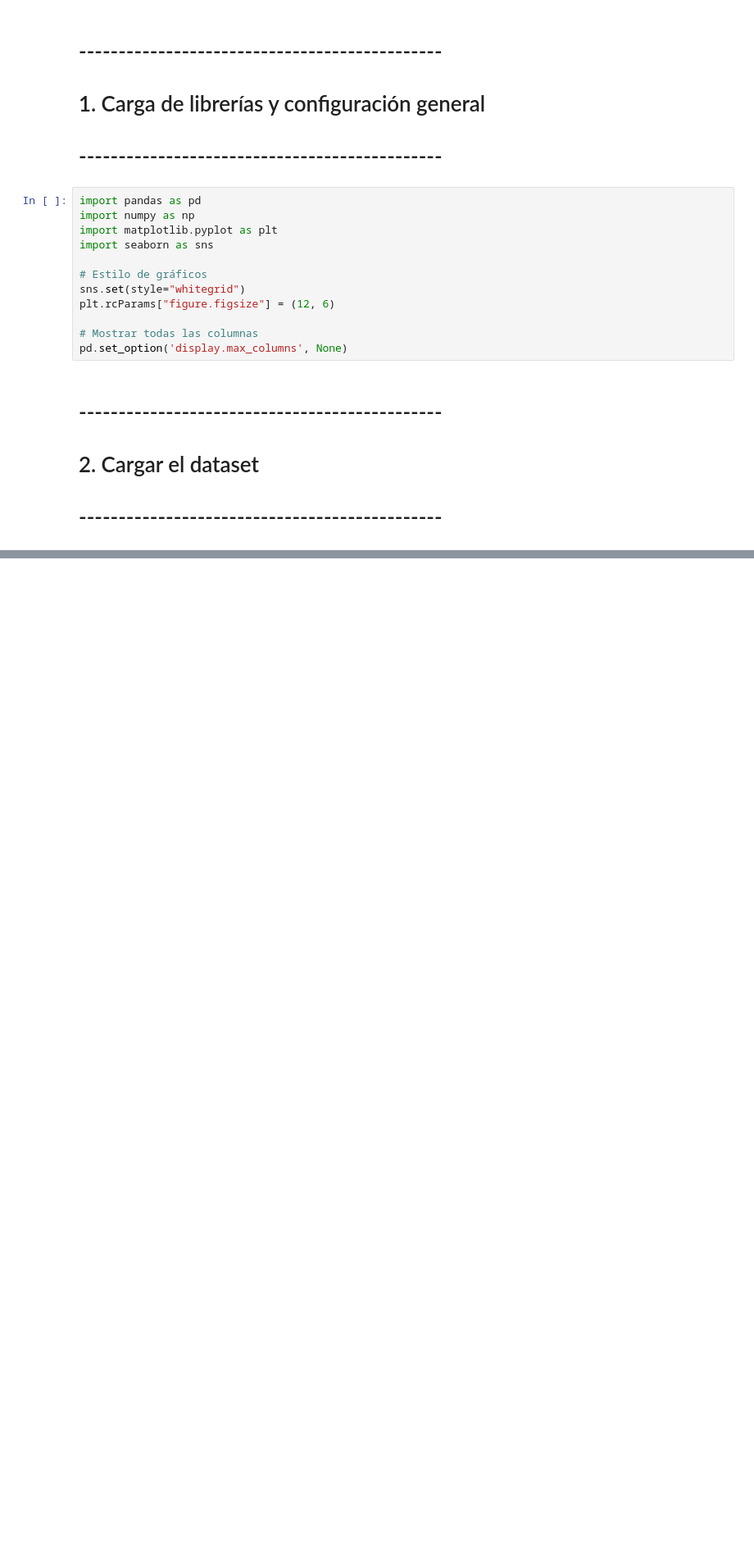
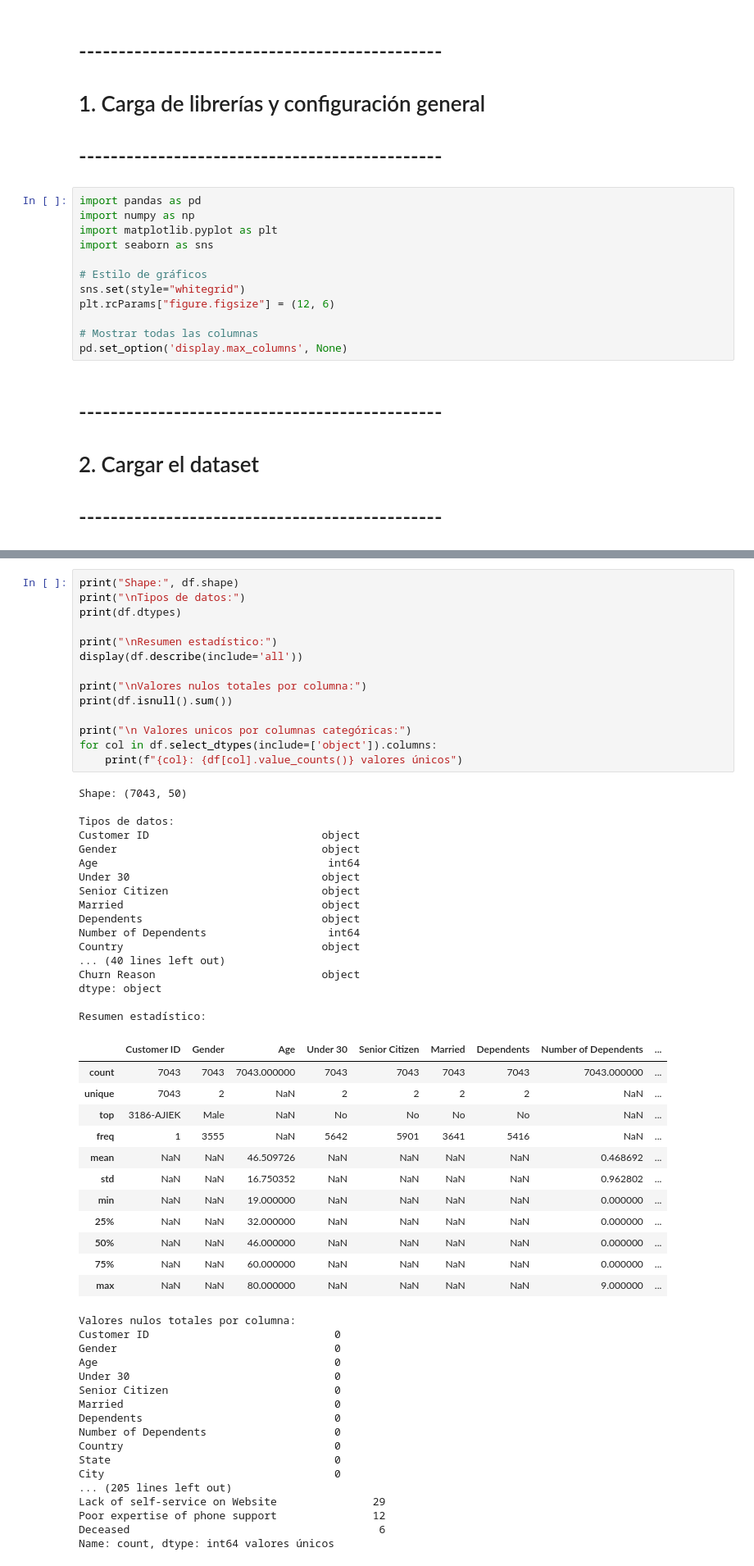
Before and after one commit to mvalejandro21/ChurnTelCom_Analisis-EDA-, a Jupyter notebook: notebooks/data_exploration.ipynb, the cells around one changed output, grey strips where cells are left out. Shown: that part at 82% size. Drawn from its saved outputs; the diff is of its cells as text; blank space fills up the shorter version.

```diff
--- a/notebooks/data_exploration.ipynb
+++ b/notebooks/data_exploration.ipynb
@@ -25,0 +35,61 @@ FileNotFoundError: [Errno 2] No such file or directory: 'src/data/raw/Customer-C
+# %%
+print("Shape:", df.shape)
+print("\nTipos de datos:")
+print(df.dtypes)
+
+print("\nResumen estadístico:")
+display(df.describe(include='all'))
+
+print("\nValores nulos totales por columna:")
+print(df.isnull().sum())
+
+print("\n Valores unicos por columnas categóricas:")
+for col in df.select_dtypes(include=['object']).columns:
+    print(f"{col}: {df[col].value_counts()} valores únicos")
+# %% [output]
+Shape: (7043, 50)
+
+Tipos de datos:
+Customer ID                           object
+Gender                                object
+Age                                    int64
+Under 30                              object
+Senior Citizen                        object
+Married                               object
+Dependents                            object
+Number of Dependents                   int64
+Country                               object
+... (40 lines left out)
+Churn Reason                          object
+dtype: object
+
+Resumen estadístico:
+|  | Customer ID | Gender | Age | Under 30 | Senior Citizen | Married | Dependents | Number of Dependents | ... |
+| count | 7043 | 7043 | 7043.000000 | 7043 | 7043 | 7043 | 7043 | 7043.000000 | ... |
+| unique | 7043 | 2 | NaN | 2 | 2 | 2 | 2 | NaN | ... |
+| top | 3186-AJIEK | Male | NaN | No | No | No | No | NaN | ... |
+| freq | 1 | 3555 | NaN | 5642 | 5901 | 3641 | 5416 | NaN | ... |
+| mean | NaN | NaN | 46.509726 | NaN | NaN | NaN | NaN | 0.468692 | ... |
+| std | NaN | NaN | 16.750352 | NaN | NaN | NaN | NaN | 0.962802 | ... |
+| min | NaN | NaN | 19.000000 | NaN | NaN | NaN | NaN | 0.000000 | ... |
+| 25% | NaN | NaN | 32.000000 | NaN | NaN | NaN | NaN | 0.000000 | ... |
+| 50% | NaN | NaN | 46.000000 | NaN | NaN | NaN | NaN | 0.000000 | ... |
+| 75% | NaN | NaN | 60.000000 | NaN | NaN | NaN | NaN | 0.000000 | ... |
+| max | NaN | NaN | 80.000000 | NaN | NaN | NaN | NaN | 9.000000 | ... |
+Valores nulos totales por columna:
+Customer ID                             0
+Gender                                  0
+Age                                     0
+Under 30                                0
+Senior Citizen                          0
+Married                                 0
+Dependents                              0
+Number of Dependents                    0
+Country                                 0
+State                                   0
+City                                    0
+... (205 lines left out)
+Lack of self-service on Website               29
+Poor expertise of phone support               12
+Deceased                                       6
+Name: count, dtype: int64 valores únicos
```
Also changed, not shown: parts of 9 cells of this notebook, 5 other files.
